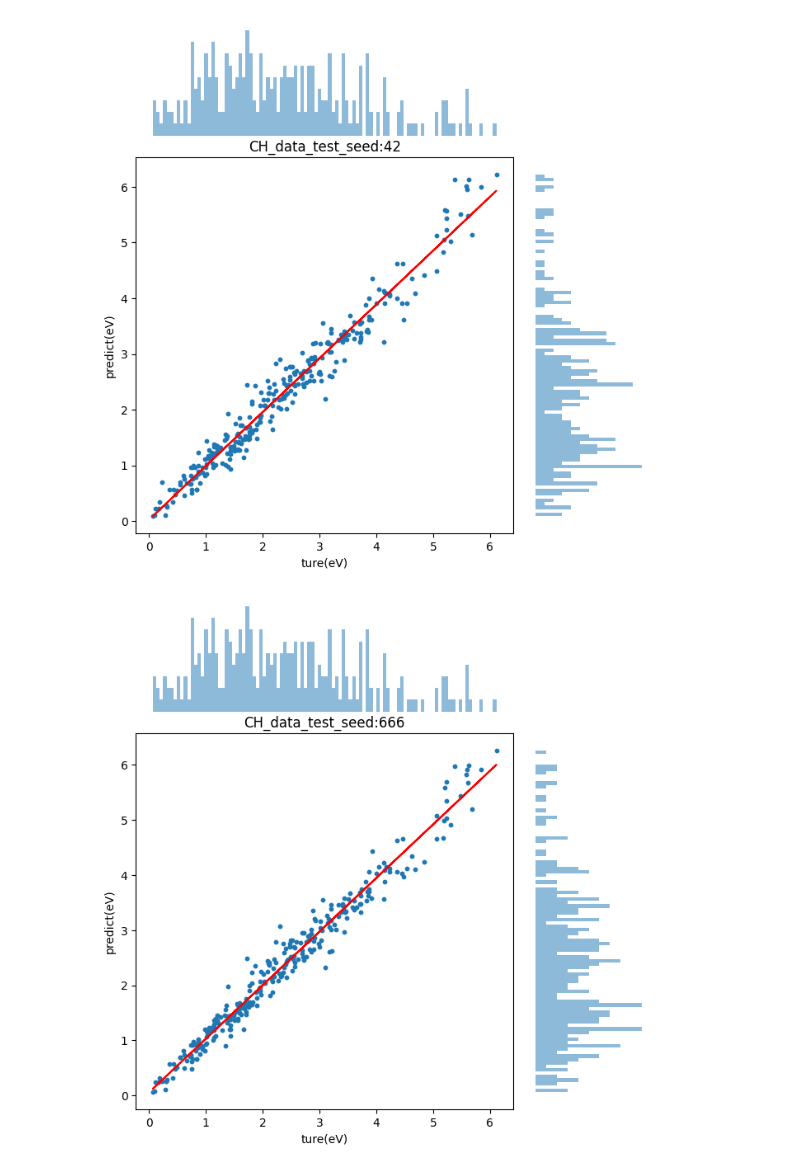
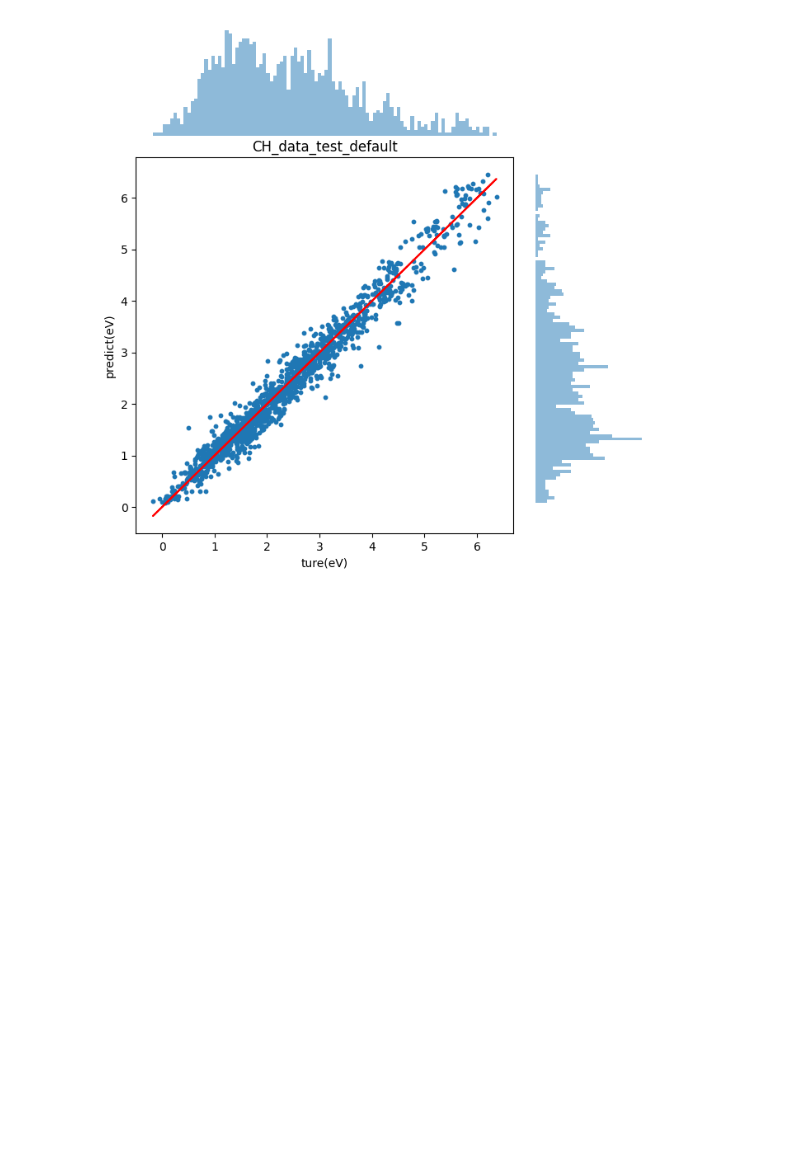
Before and after one commit to nao008/DOSnet_old, a Jupyter notebook: plot.ipynb, the cells around one changed output. Drawn from its saved outputs; the diff is of its cells as text; code cells hidden in the pictures; blank space fills up the shorter version.

Commit message:
[upgrade plot.ipynb] plot y=x

```diff
--- a/plot.ipynb
+++ b/plot.ipynb
@@ -3,46 +3,57 @@ import numpy as np
 import matplotlib.pyplot as plt
 from scipy import stats
 # %%
+#データの名前
 dataname = "CH_data"
+#testかtrainか
 test_or_train = "test"
-
-change_dir = "seed"
+#変更したパラメータの名前(""の場合は論文のパラメータ)
+change_dir = ""
 
 if change_dir == "dropout":
     change_vals = [0.0, 0.2, 0.4, 0.6, 0.8, 0.34, 0.38, 0.42, 0.46]
 elif change_dir == "seed":
     change_vals = [42, 666, 2023, 1, 3]
+elif change_dir == "":
+    change_vals = ["default"]
 # %%
 for change_val in change_vals:
-    data = np.loadtxt(f'result/{change_dir}/{dataname}_{change_dir}{change_val}_predict_{test_or_train}.txt')
+    if change_val == "default":
+        data = np.loadtxt(f'result/CV_predict.txt')
+    else:
+        data = np.loadtxt(f'result/{change_dir}/{dataname}_{change_dir}{change_val}_predict_{test_or_train}.txt')
 
     x = data[:, 0]
     y = data[:, 1]
 
     slope, intercept, r_value, p_value, std_err = stats.linregress(x, y)
 
     fig = plt.figure(figsize=(8, 8))
 
     gs = fig.add_gridspec(4, 4)
 
     ax = fig.add_subplot(gs[1:4, :3])
     axx = fig.add_subplot(gs[0, :3], sharex=ax)
     axy = fig.add_subplot(gs[1:4, 3], sharey=ax)
 
     ax.scatter(x, y, s=10)
-    ax.plot(x, intercept + slope*x, 'r', label='y={:.2f}x+{:.2f}'.format(slope,intercept))
+    ax.plot(x,x, 'r')
 
     axx.hist(x, bins=100, alpha=0.5)
     axy.hist(y, bins=100, orientation='horizontal', alpha=0.5)
 
     axx.axis('off')
     axy.axis('off')
-    ax.set_title(f"{dataname}_{test_or_train}_{change_dir}:{change_val}")
+    ax.grid(True)
     ax.set_xlabel("ture(eV)")
     ax.set_ylabel("predict(eV)")
-    plt.savefig(f"resultplot/all_data/{dataname}_{change_dir}{change_val}_predict_{test_or_train}.png")
+    if change_val == "default":
+        ax.set_title(f"{dataname}_{test_or_train}_default")
+        plt.savefig(f"resultplot/all_data/{dataname}_predict_{test_or_train}_default.png")
+    else:
+        ax.set_title(f"{dataname}_{test_or_train}_{change_dir}:{change_val}")
+        plt.savefig(f"resultplot/all_data/{dataname}_{change_dir}{change_val}_predict_{test_or_train}.png")
     plt.show()
     plt.close()
 # %% [output]
-[figure, old version]
+[figure, new version]
-[figure, removed]
```
Also changed, not shown: parts of 1 cell of this notebook.
